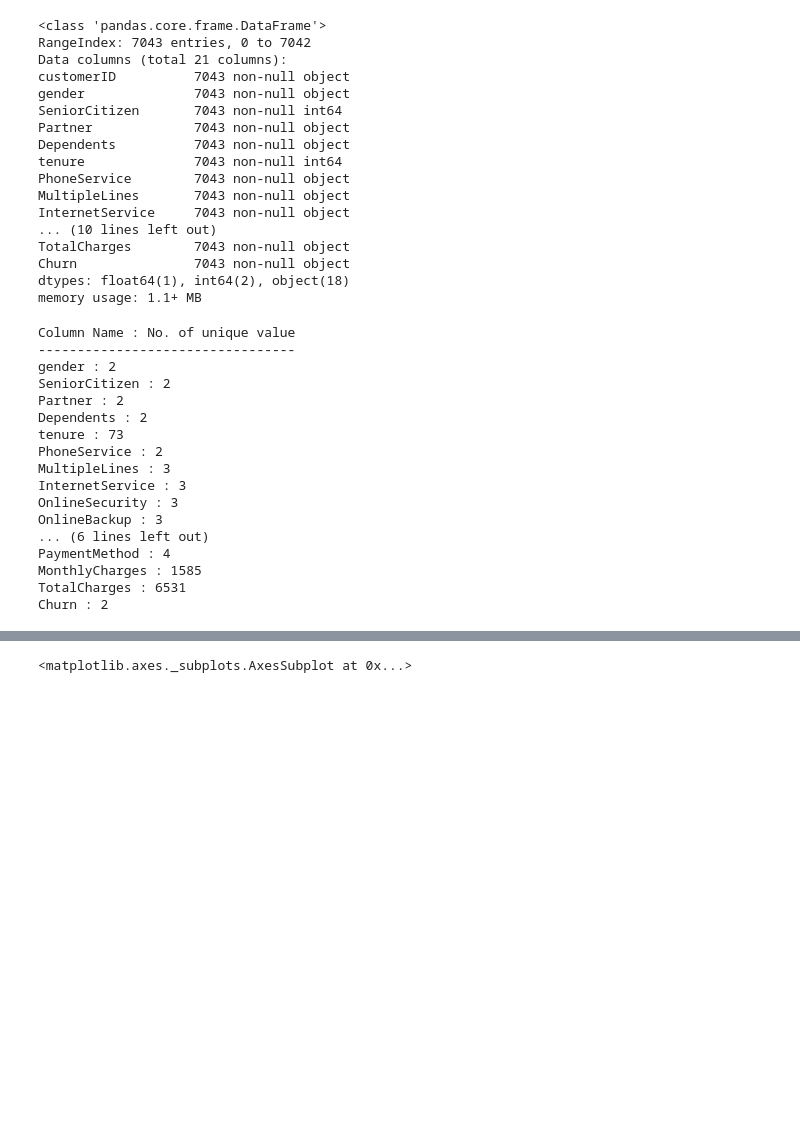
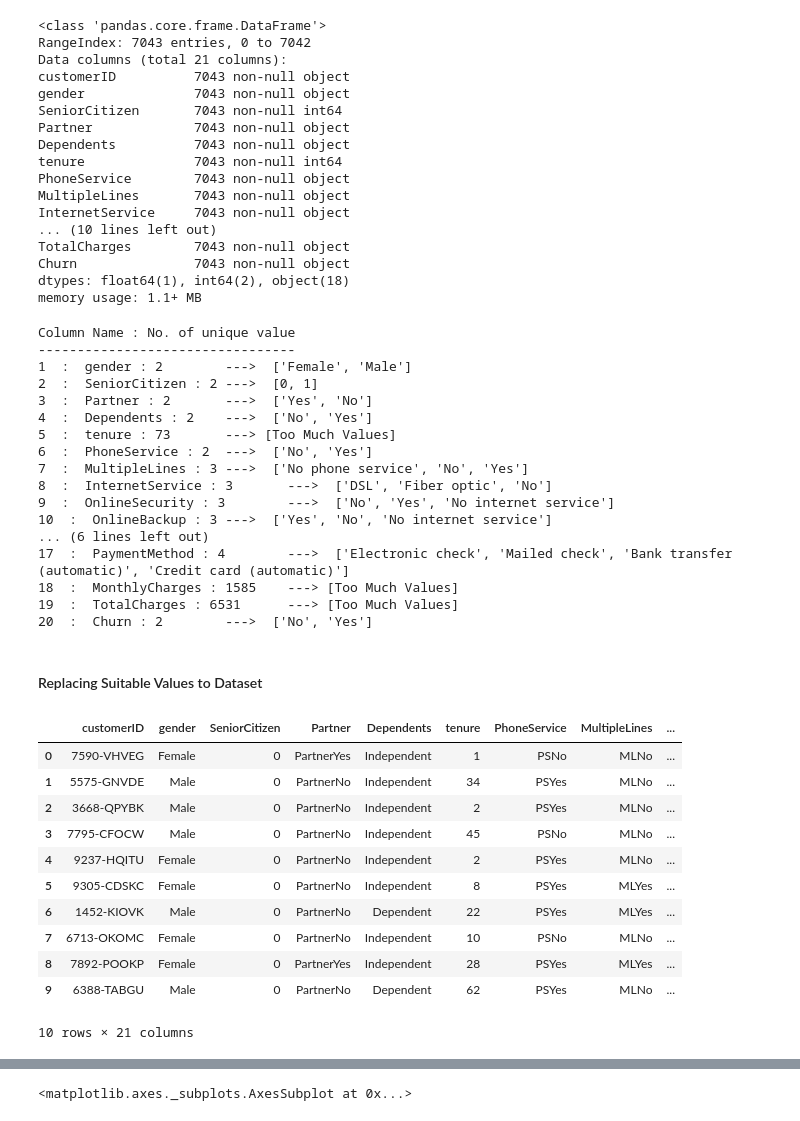
Before and after one commit to SohelRaja/Customer-Churn-Analysis, a Jupyter notebook: Decision Tree/Decision_Tree_Customer_Churn.ipynb, the cells around one changed output, grey strips where cells are left out. Drawn from its saved outputs; the diff is of its cells as text; code cells hidden in the pictures; blank space fills up the shorter version.

```diff
--- a/Decision Tree/Decision_Tree_Customer_Churn.ipynb
+++ b/Decision Tree/Decision_Tree_Customer_Churn.ipynb
@@ -81,27 +81,61 @@ Churn               7043 non-null object
 dtypes: float64(1), int64(2), object(18)
 memory usage: 1.1+ MB
 # %%
-len_col_telco = len(telco_arr)
-print("Column Name : No. of unique value")
-print("---------------------------------")
-for i in range(1,len_col_telco):
-    val = len(np.unique(telco[telco_arr[i]]))
-    print(telco_arr[i],":",val)
+def unique_value_check():
+    len_col_telco = len(telco_arr)
+    print("Column Name : No. of unique value")
+    print("---------------------------------")
+    for i in range(1,len_col_telco):
+        val = len(np.unique(telco[telco_arr[i]]))
+        print(i," : ",telco_arr[i],":",val,end='\t')
+        if(val<10):
+            print("---> ",telco[telco_arr[i]].unique().tolist())
+        else:
+            print("---> [Too Much Values]")
+unique_value_check()
 # %% [output]
 Column Name : No. of unique value
 ---------------------------------
-gender : 2
-SeniorCitizen : 2
-Partner : 2
-Dependents : 2
-tenure : 73
-PhoneService : 2
-MultipleLines : 3
-InternetService : 3
-OnlineSecurity : 3
-OnlineBackup : 3
+1  :  gender : 2        --->  ['Female', 'Male']
+2  :  SeniorCitizen : 2 --->  [0, 1]
+3  :  Partner : 2       --->  ['Yes', 'No']
+4  :  Dependents : 2    --->  ['No', 'Yes']
+5  :  tenure : 73       ---> [Too Much Values]
+6  :  PhoneService : 2  --->  ['No', 'Yes']
+7  :  MultipleLines : 3 --->  ['No phone service', 'No', 'Yes']
+8  :  InternetService : 3       --->  ['DSL', 'Fiber optic', 'No']
+9  :  OnlineSecurity : 3        --->  ['No', 'Yes', 'No internet service']
+10  :  OnlineBackup : 3 --->  ['Yes', 'No', 'No internet service']
 ... (6 lines left out)
-PaymentMethod : 4
-MonthlyCharges : 1585
-TotalCharges : 6531
-Churn : 2
+17  :  PaymentMethod : 4        --->  ['Electronic check', 'Mailed check', 'Bank transfer (automatic)', 'Credit card (automatic)']
+18  :  MonthlyCharges : 1585    ---> [Too Much Values]
+19  :  TotalCharges : 6531      ---> [Too Much Values]
+20  :  Churn : 2        --->  ['No', 'Yes']
+# %% [markdown]
+#### Replacing Suitable Values to Dataset
+# %%
+telco['Partner'].replace(to_replace=[['No'],['Yes']],value=['PartnerNo','PartnerYes'],inplace=True)
+telco['Dependents'].replace(to_replace=[['No'],['Yes']],value=['Independent','Dependent'],inplace=True)
+telco['PhoneService'].replace(to_replace=[['No'],['Yes']],value=['PSNo','PSYes'],inplace=True)
+telco['PaperlessBilling'].replace(to_replace=[['No'],['Yes']],value=['PLBNo','PLBYes'],inplace=True)
+telco['MultipleLines'].replace(to_replace=[['No phone service'],['No'],['Yes']],value=['MLNo','MLNo','MLYes'],inplace=True)
+telco['OnlineSecurity'].replace(to_replace=[['No internet service'],['No'],['Yes']],value=['OSNo','OSNo','OSYes'],inplace=True)
+telco['OnlineBackup'].replace(to_replace=[['No internet service'],['No'],['Yes']],value=['OBNo','OBNo','OBYes'],inplace=True)
+telco['DeviceProtection'].replace(to_replace=[['No internet service'],['No'],['Yes']],value=['DPNo','DPNo','DPYes'],inplace=True)
+telco['TechSupport'].replace(to_replace=[['No internet service'],['No'],['Yes']],value=['TSNo','TSNo','TSYes'],inplace=True)
+telco['StreamingTV'].replace(to_replace=[['No internet service'],['No'],['Yes']],value=['STVNo','STVNo','STVYes'],inplace=True)
+telco['StreamingMovies'].replace(to_replace=[['No internet service'],['No'],['Yes']],value=['SMNo','SMNo','SMYes'],inplace=True)
+telco.head(10)
+# %% [output]
+|  | customerID | gender | SeniorCitizen | Partner | Dependents | tenure | PhoneService | MultipleLines | ... |
+| 0 | 7590-VHVEG | Female | 0 | PartnerYes | Independent | 1 | PSNo | MLNo | ... |
+| 1 | 5575-GNVDE | Male | 0 | PartnerNo | Independent | 34 | PSYes | MLNo | ... |
+| 2 | 3668-QPYBK | Male | 0 | PartnerNo | Independent | 2 | PSYes | MLNo | ... |
+| 3 | 7795-CFOCW | Male | 0 | PartnerNo | Independent | 45 | PSNo | MLNo | ... |
+| 4 | 9237-HQITU | Female | 0 | PartnerNo | Independent | 2 | PSYes | MLNo | ... |
+| 5 | 9305-CDSKC | Female | 0 | PartnerNo | Independent | 8 | PSYes | MLYes | ... |
+| 6 | 1452-KIOVK | Male | 0 | PartnerNo | Dependent | 22 | PSYes | MLYes | ... |
+| 7 | 6713-OKOMC | Female | 0 | PartnerNo | Independent | 10 | PSNo | MLNo | ... |
+| 8 | 7892-POOKP | Female | 0 | PartnerYes | Independent | 28 | PSYes | MLYes | ... |
+| 9 | 6388-TABGU | Male | 0 | PartnerNo | Dependent | 62 | PSYes | MLNo | ... |
+10 rows × 21 columns
```
Also changed, not shown: parts of 11 cells of this notebook, 2 other files.
